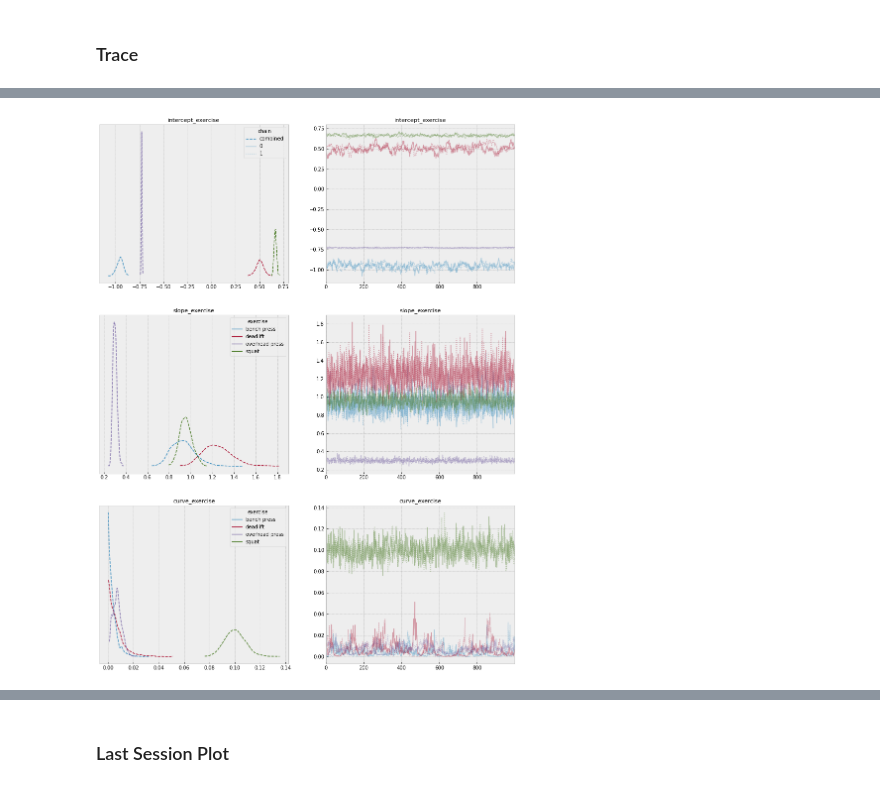
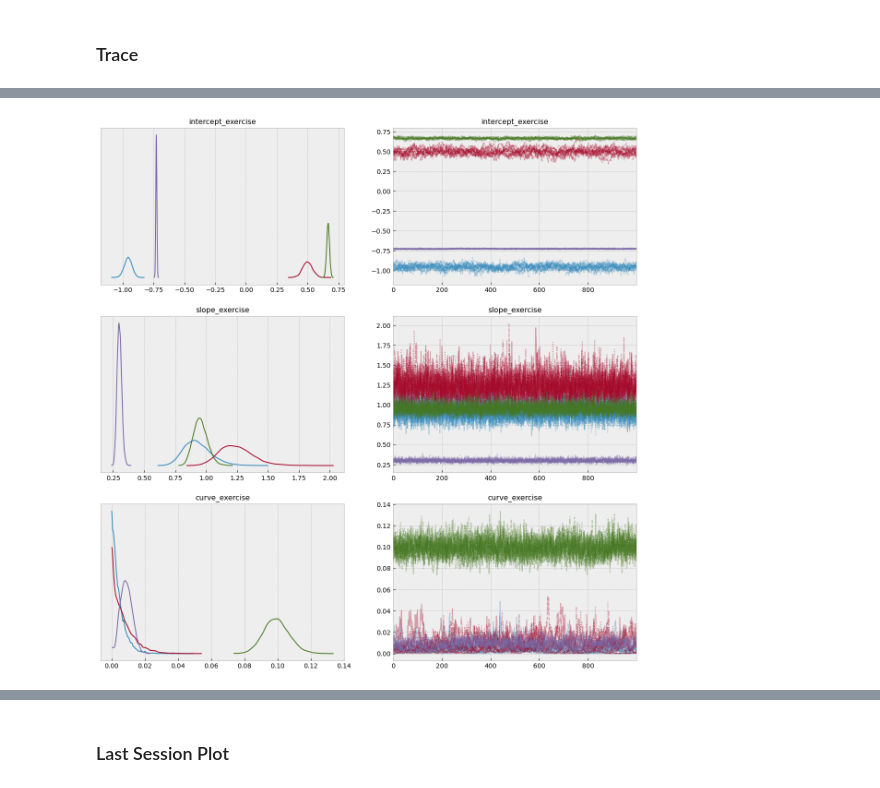
Before and after one commit to mattiasthalen/Bayesian-Velocity-Profiling, a Jupyter notebook: Bayesian_Velocity_Profiling.ipynb, the cells around one changed output, grey strips where cells are left out. Drawn from its saved outputs; the diff is of its cells as text; code cells hidden in the pictures.

```diff
--- a/Bayesian_Velocity_Profiling.ipynb
+++ b/Bayesian_Velocity_Profiling.ipynb
@@ -105 +39,5 @@ time: 2.09 ms (started: 2022-10-04 05:46:11 +00:00)
+# %%
+numpyro.util.set_platform('cpu')
+n_devices = len(jax.devices())
+numpyro.util.set_host_device_count(n_devices)
 # %%
@@ -294,7 +228,8 @@ def build_model(velocity,
                 session_idx,
                 session_exercise_idx,
                 coords,
-                render_model = True):
+                render_model = True,
+                **kwargs):
 
     with pm.Model() as model:
 
@@ -315,6 +250,10 @@ def build_model(velocity,
         velocity = pm.MutableData(name = 'velocity',
                                 value = velocity,
                                 dims = 'observation')
+
+        session_idx = pm.MutableData(name = 'session_idx',
+                                     value = session_idx,
+                                     dims = 'observation')
 
         # Global Parameters
         intercept_global = pm.Normal(name = 'intercept_global',
@@ -702,16 +689,15 @@ time: 59.1 ms (started: 2022-10-04 05:46:37 +00:00)
 # %%
-velocity_scaled = regr_data['velocity_scaled'].astype(np.float32)
-load_scaled = regr_data['load_scaled'].astype(np.float32)
-
-observation = regr_data['observation'].astype(np.int32)
+velocity_scaled = regr_data['velocity_scaled']
+load_scaled = regr_data['load_scaled']
+observation = regr_data['observation']
 
 exercises = regr_data['exercise']
 exercise_encoder = sklearn.preprocessing.LabelEncoder()
 exercise_encoder.fit(exercises)
 
-sessions = regr_data['session'].astype(np.int32)
+sessions = regr_data['session']
 session_encoder = sklearn.preprocessing.LabelEncoder()
-session_idx = session_encoder.fit_transform(sessions).astype(np.int32)
+session_idx = session_encoder.fit_transform(sessions)
 
 session_exercise = (regr_data.reset_index()[['session', 'exercise']]
                     .drop_duplicates()
@@ -719,7 +705,7 @@ session_exercise = (regr_data.reset_index()[['session', 'exercise']]
                     .sort_index()['exercise']
                     .values)
 
-session_exercise_idx = exercise_encoder.transform(session_exercise).astype(np.int32)
+session_exercise_idx = exercise_encoder.transform(session_exercise)
 
 coords = {'observation': observation,
           'exercise': exercise_encoder.classes_,
@@ -738,2 +725,7 @@ time: 3.17 s (started: 2022-10-04 05:46:37 +00:00)
 # %%
-inference_data = sample(model, chains = 2, target_accept = 0.98)
+inference_data = sample(model = model,
+                        sampler = 'numpyro',
+                        target_accept = 0.98,
+                        chains = n_devices)
+
+inference_data
@@ -802,9 +751,8 @@ time: 3.07 s (started: 2022-10-04 06:54:18 +00:00)
 # %%
 _ = az.plot_trace(inference_data,
                   compact = True,
                   combined = True,
-                  legend = True,
-                  figsize = [15, 20],
+                  figsize = [15, 15],
                   var_names = ['intercept_exercise', 'slope_exercise', 'curve_exercise'])
 # %% [output]
-[figure, old version]
+[figure, new version]
```
Also changed, not shown: parts of 41 cells of this notebook.
